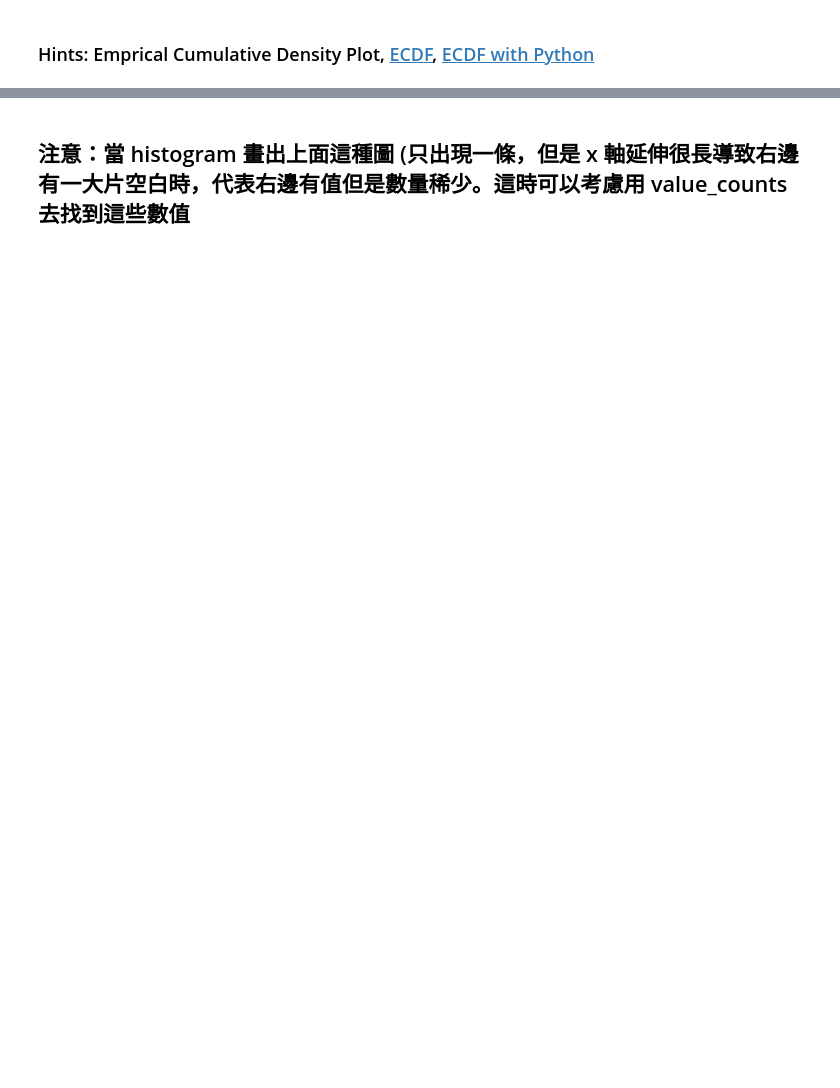
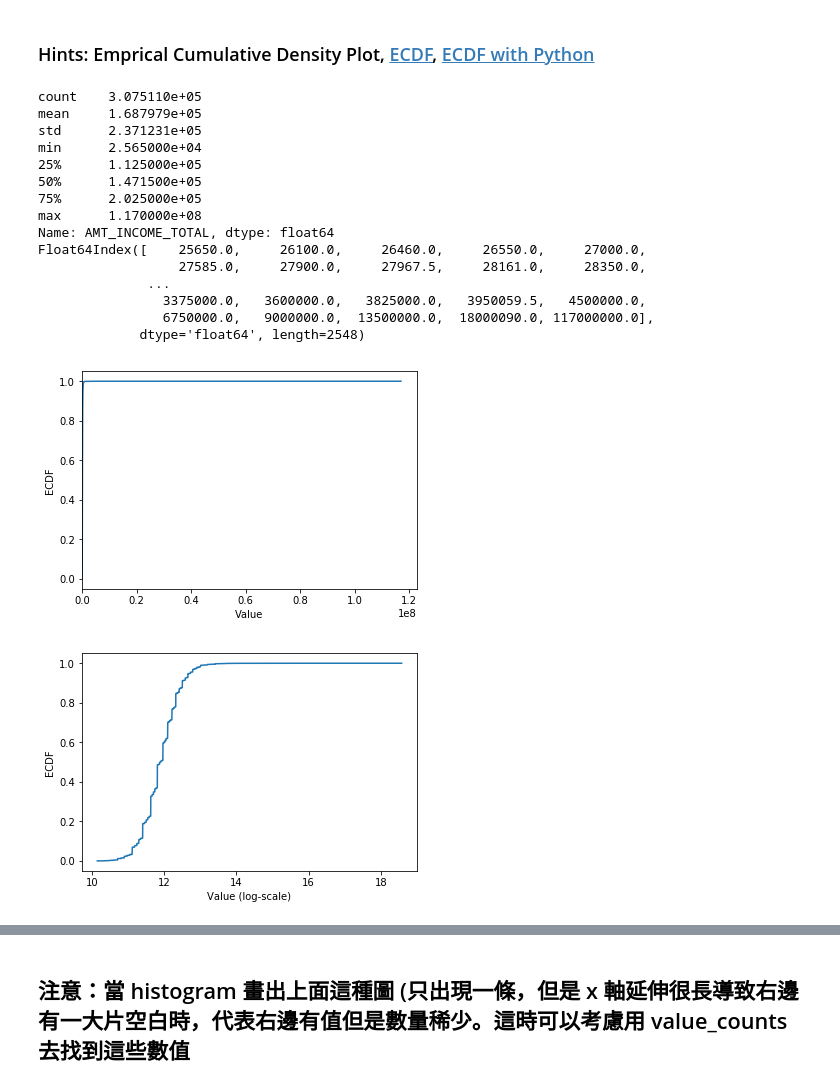
Before and after one commit to chenkenanalytic/2nd-ML100days, a Jupyter notebook: homework/Day_006_HW.ipynb, the cells around one changed output, grey strips where cells are left out. Drawn from its saved outputs; the diff is of its cells as text; code cells hidden in the pictures; blank space fills up the shorter version.

```diff
--- a/homework/Day_006_HW.ipynb
+++ b/homework/Day_006_HW.ipynb
@@ -61,30 +75,48 @@ for col in numeric_columns:
 # %%
 # 最大值離平均與中位數很遠
 print(app_train['AMT_INCOME_TOTAL'].describe())
 
 # 繪製 Empirical Cumulative Density Plot (ECDF)
 """
 YOUR CODE HERE
 """
-cdf =
+cdf = np.cumsum(app_train['AMT_INCOME_TOTAL'].value_counts().sort_index(ascending = True))
 
-
+print(cdf.index)
 plt.plot(list(cdf.index), cdf/cdf.max())
 plt.xlabel('Value')
 plt.ylabel('ECDF')
 plt.xlim([cdf.index.min(), cdf.index.max() * 1.05]) # 限制顯示圖片的範圍
 plt.ylim([-0.05,1.05]) # 限制顯示圖片的範圍
 
 plt.show()
 
 # 改變 y 軸的 Scale, 讓我們可以正常檢視 ECDF
 plt.plot(np.log(list(cdf.index)), cdf/cdf.max())
 plt.xlabel('Value (log-scale)')
 plt.ylabel('ECDF')
 
 plt.ylim([-0.05,1.05]) # 限制顯示圖片的範圍
 
 plt.show()
+# %% [output]
+count    3.075110e+05
+mean     1.687979e+05
+std      2.371231e+05
+min      2.565000e+04
+25%      1.125000e+05
+50%      1.471500e+05
+75%      2.025000e+05
+max      1.170000e+08
+Name: AMT_INCOME_TOTAL, dtype: float64
+Float64Index([    25650.0,     26100.0,     26460.0,     26550.0,     27000.0,
+                  27585.0,     27900.0,     27967.5,     28161.0,     28350.0,
+              ...
+                3375000.0,   3600000.0,   3825000.0,   3950059.5,   4500000.0,
+                6750000.0,   9000000.0,  13500000.0,  18000090.0, 117000000.0],
+             dtype='float64', length=2548)
+[figure, added]
+[figure, added]
 # %% [markdown]
 ## 補充：Normal dist 的 ECDF
 ![ecdf_normal](https://au.mathworks.com/help/examples/stats/win64/PlotEmpiricalCdfAndCompareWithSamplingDistributionExample_01.png)
```
Also changed, not shown: parts of 4 cells of this notebook.
